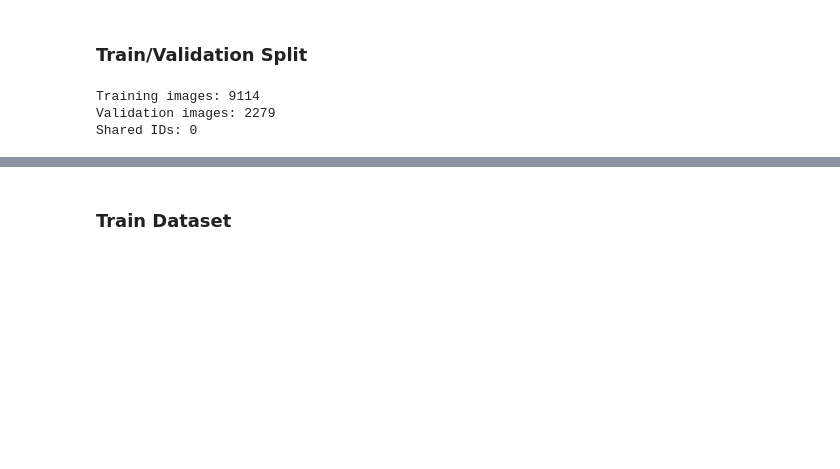
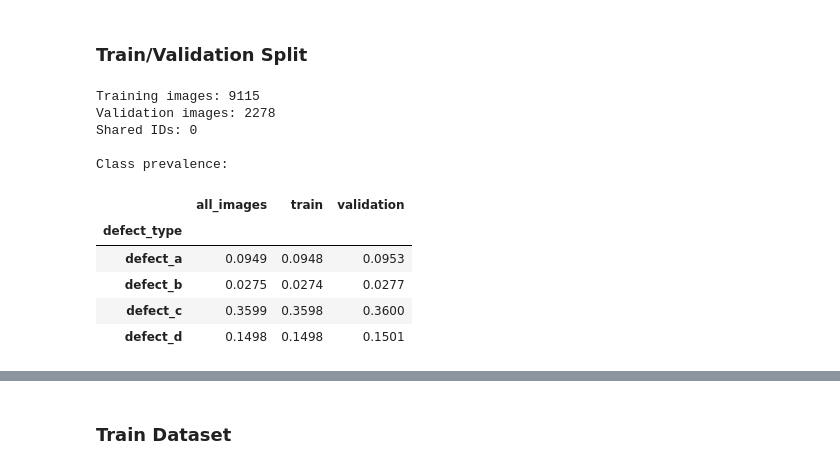
Before and after one commit to 23f2002932/23f2002932, a Jupyter notebook: dl-23f2002932-notebook-t32026.ipynb, the cells around one changed output, grey strips where cells are left out. Saved outputs shown, nothing was run; the diff lists cells and outputs as text; code cells hidden in the pictures; blank space fills up the shorter version.

```diff
--- a/dl-23f2002932-notebook-t32026.ipynb
+++ b/dl-23f2002932-notebook-t32026.ipynb
@@ -611,21 +611,43 @@ Vectorized get_binary_mask matches the iterative version perfectly!
 # %% [markdown]
 ### Train/Validation Split
 # %%
-# one deterministic image-level split shared by all three models.
+# one deterministic, multilabel-stratified image-level split shared by all models.
 image_ids = presence.index.to_numpy()
-train_ids, val_ids = train_test_split(
-    image_ids,
-    test_size=0.2,
+Y_presence = presence.loc[image_ids, list(classes)].to_numpy(dtype=np.uint8)
+
+splitter = MultilabelStratifiedKFold(
+    n_splits=5,
+    shuffle=True,
     random_state=seed,
-    shuffle=True,
 )
-validation_ids = val_ids  # retained for the split-comparison cell below
+
+train_index, val_index = next(
+    splitter.split(np.zeros((len(image_ids), 1)), Y_presence)
+)
+
+train_ids = image_ids[train_index]
+val_ids = image_ids[val_index]
+validation_ids = val_ids
 
 print("Training images:", len(train_ids))
 print("Validation images:", len(val_ids))
 print("Shared IDs:", len(set(train_ids) & set(val_ids)))
+print("\nClass prevalence:")
+display(pd.DataFrame({
+    "all_images": presence.loc[image_ids, list(classes)].mean(),
+    "train": presence.loc[train_ids, list(classes)].mean(),
+    "validation": presence.loc[val_ids, list(classes)].mean(),
+}).round(4))
 assert not (set(train_ids) & set(val_ids)), "Train/validation leakage detected."
 # %% [output]
-Training images: 9114
-Validation images: 2279
+Training images: 9115
+Validation images: 2278
 Shared IDs: 0
+
+Class prevalence:
+|  | all_images | train | validation |
+| defect_type |  |  |  |
+| defect_a | 0.0949 | 0.0948 | 0.0953 |
+| defect_b | 0.0275 | 0.0274 | 0.0277 |
+| defect_c | 0.3599 | 0.3598 | 0.3600 |
+| defect_d | 0.1498 | 0.1498 | 0.1501 |
```
Also changed, not shown: parts of 26 cells of this notebook.
